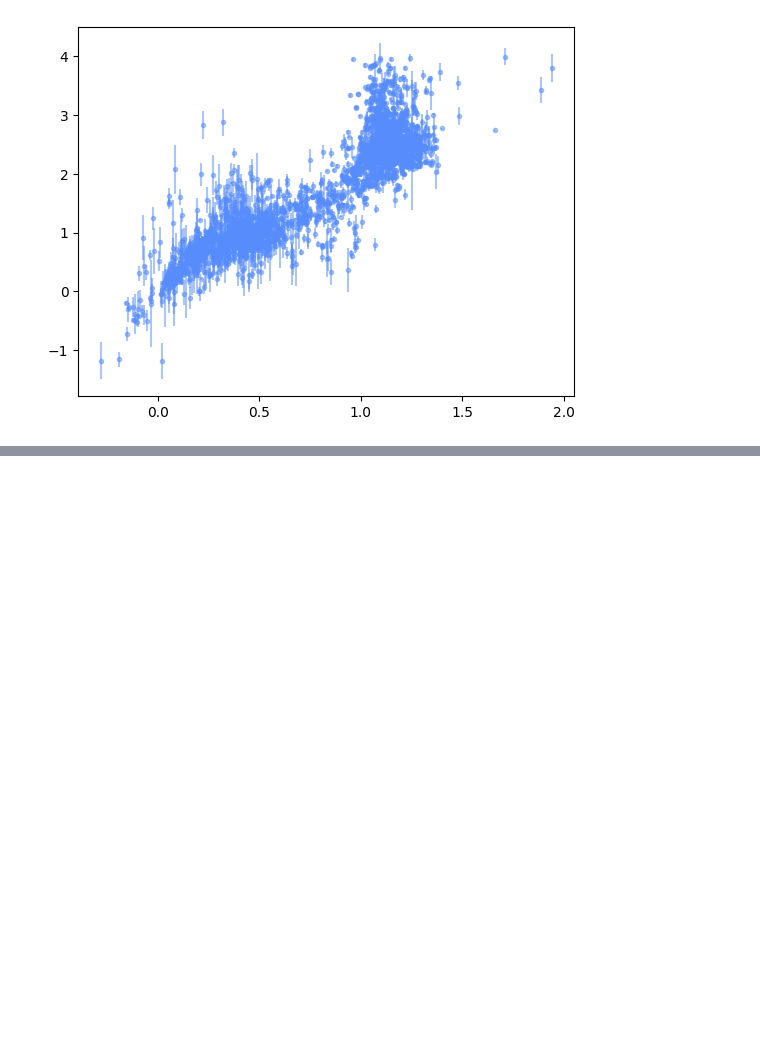
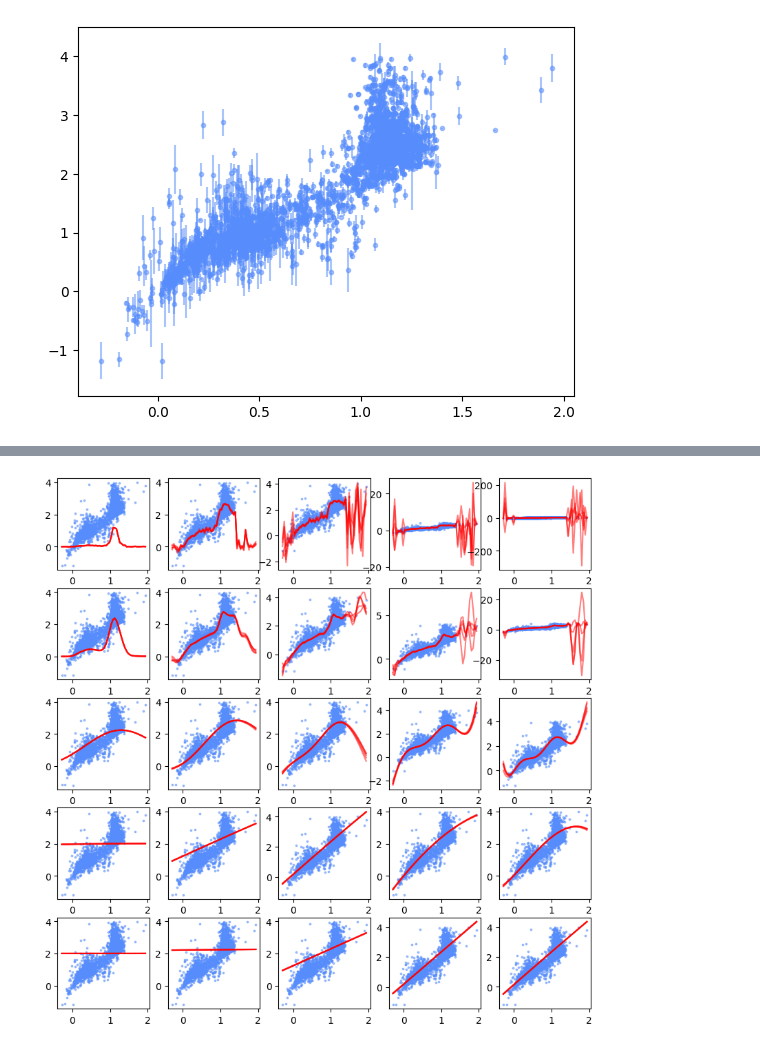
Before and after one commit to CosmicHitchhiker/ds_astro_2026s, a Jupyter notebook: ex5/ex5.ipynb, the cells around one changed output, grey strips where cells are left out. Cells and saved outputs as stored; diff of their text form; code cells hidden in the pictures; blank space fills up the shorter version.

```diff
--- a/ex5/ex5.ipynb
+++ b/ex5/ex5.ipynb
@@ -74,0 +75,25 @@ plt.plot(Xtest, f_post, 'r-', label='posterior')
+# %%
+def posterior(X, y, yerr, l=1, sigm_f=1):
+    loc_kernel = lambda a, b: kernel(a, b, l, sigm_f)
+
+    #Cholesky decomposition is used instead of directly inverting the the matrix
+    K = loc_kernel(X, X)
+    L = np.linalg.cholesky(K + yerr.flatten()*np.eye(N))
+
+    # points we're going to make predictions at.
+    n=50
+    Xtest = np.linspace(X.min(), X.max(), n).reshape(-1,1)
+
+    # mean at our test points.
+    Lk = np.linalg.solve(L, loc_kernel(X, Xtest))
+    mu = np.dot(Lk.T, np.linalg.solve(L, y))
+
+    # variance at our test points.
+    K_ = loc_kernel(Xtest, Xtest)
+    s2 = np.diag(K_) - np.sum(Lk**2, axis=0)
+    s = np.sqrt(s2)
+
+    #draw samples from the posterior distribution
+    L = np.linalg.cholesky(K_ + 1e-6*np.eye(n) - np.dot(Lk.T, Lk))
+    f_post = mu.reshape(-1,1) + np.dot(L, np.random.normal(size=(n,5)))
+    return f_post
@@ -74,0 +125,16 @@ plt.plot(Xtest, f_post, 'r-', label='posterior')
+# %%
+f_post_3k = posterior_3k(X, y, yerr, l=[100,200,300], sigm_f=[1,2,3])
+f_post = posterior(X, y, yerr, l=0.1, sigm_f=1)
+# %%
+l = np.geomspace(0.01, 100, 5)
+sigm_f = np.geomspace(0.01, 100, 5)
+
+fg, ax = plt.subplots(len(l), len(sigm_f), figsize=(10,10))
+
+for i, l_ in enumerate(l):
+    for j, sigm_f_ in enumerate(sigm_f):
+        f_post = posterior(X, y, yerr, l=l_, sigm_f=sigm_f_)
+        ax[i,j].scatter(X, y, alpha=0.5, s=3)
+        ax[i,j].plot(Xtest, f_post, 'r-', alpha=0.5)
+# %% [output]
+[figure, added]
```
Also changed, not shown: parts of 6 cells of this notebook.
